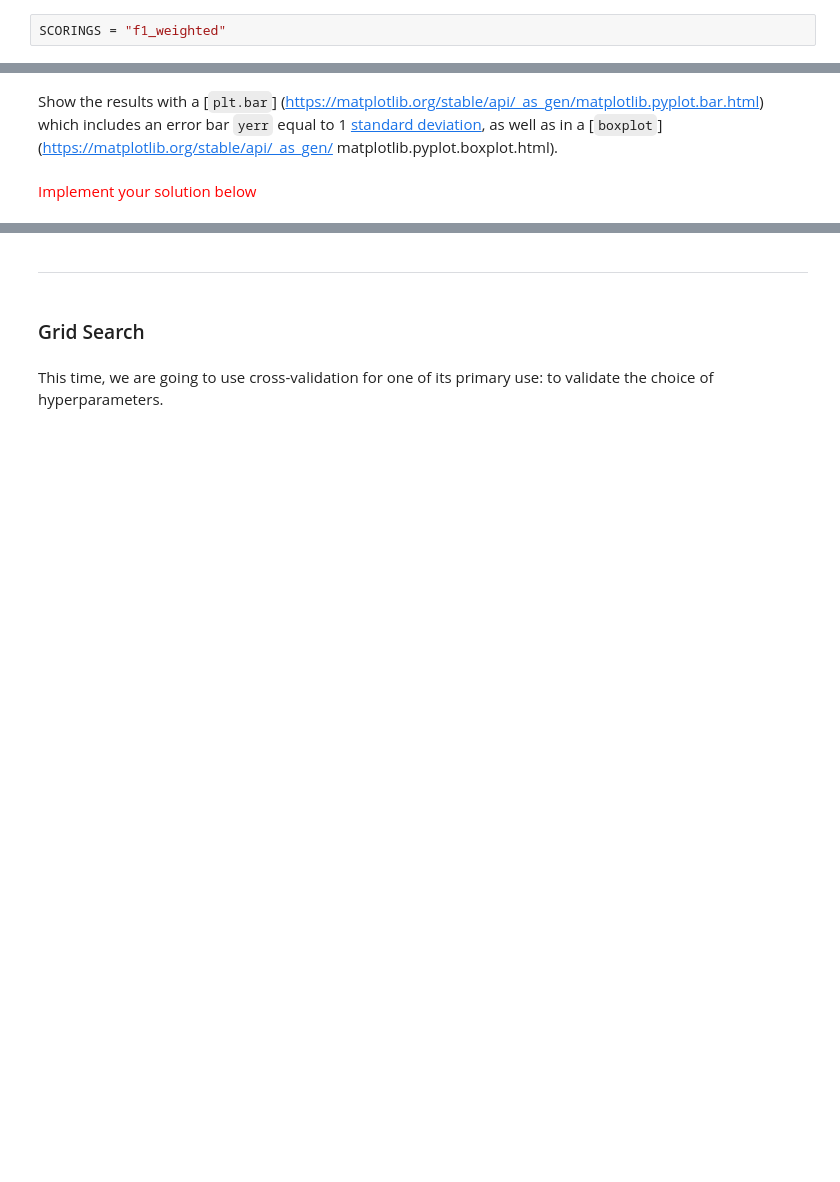
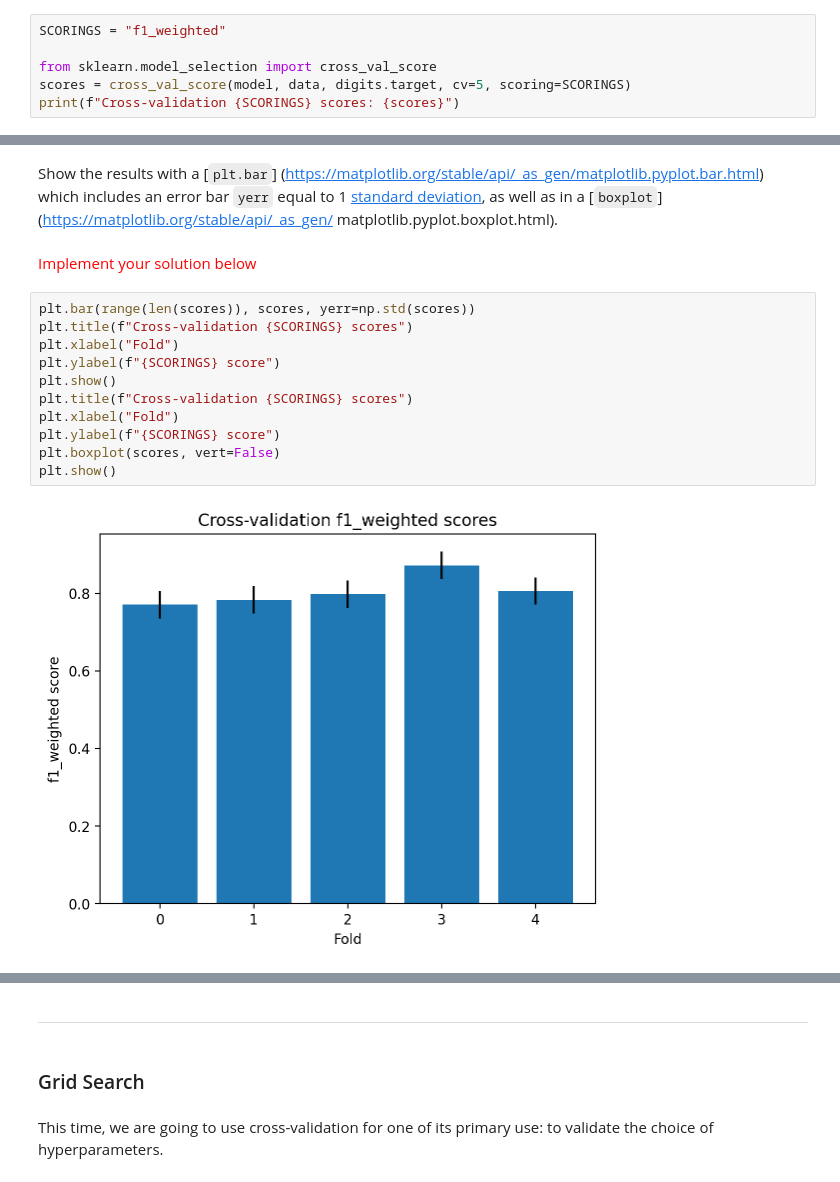
Before and after one commit to Wubpooz/APP5, a Jupyter notebook: Apprentissage_Automatise/TP 2 - Scikit-Learn - Evaluation.ipynb, the cells around one changed output, grey strips where cells are left out. Saved outputs shown, nothing was run; the diff lists cells and outputs as text; blank space fills up the shorter version.

```diff
--- a/Apprentissage_Automatise/TP 2 - Scikit-Learn - Evaluation.ipynb
+++ b/Apprentissage_Automatise/TP 2 - Scikit-Learn - Evaluation.ipynb
@@ -253,3 +253,7 @@ By way of example and in order to be able to compare the results with the previo
 <span style="color:red">Implement your solution below</span>
 # %%
 SCORINGS = "f1_weighted"
+
+from sklearn.model_selection import cross_val_score
+scores = cross_val_score(model, data, digits.target, cv=5, scoring=SCORINGS)
+print(f"Cross-validation {SCORINGS} scores: {scores}")
@@ -257,3 +263,16 @@ SCORINGS = "f1_weighted"
 Show the results with a [`plt.bar`] (https://matplotlib.org/stable/api/_as_gen/matplotlib.pyplot.bar.html) which includes an error bar `yerr` equal to 1 [standard deviation](https://numpy.org/doc/stable/reference/generated/numpy.std.html), as well as in a [`boxplot`](https://matplotlib.org/stable/api/_as_gen/ matplotlib.pyplot.boxplot.html).
 # %% [markdown]
 <span style="color:red">Implement your solution below</span>
+# %%
+plt.bar(range(len(scores)), scores, yerr=np.std(scores))
+plt.title(f"Cross-validation {SCORINGS} scores")
+plt.xlabel("Fold")
+plt.ylabel(f"{SCORINGS} score")
+plt.show()
+plt.title(f"Cross-validation {SCORINGS} scores")
+plt.xlabel("Fold")
+plt.ylabel(f"{SCORINGS} score")
+plt.boxplot(scores, vert=False)
+plt.show()
+# %% [output]
+[figure, added]
```
Also changed, not shown: parts of 7 cells of this notebook.
